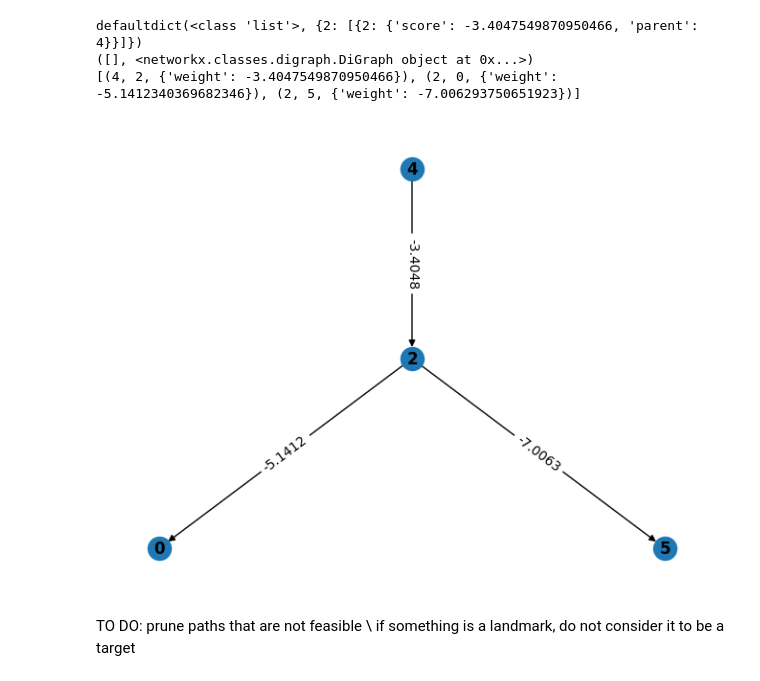
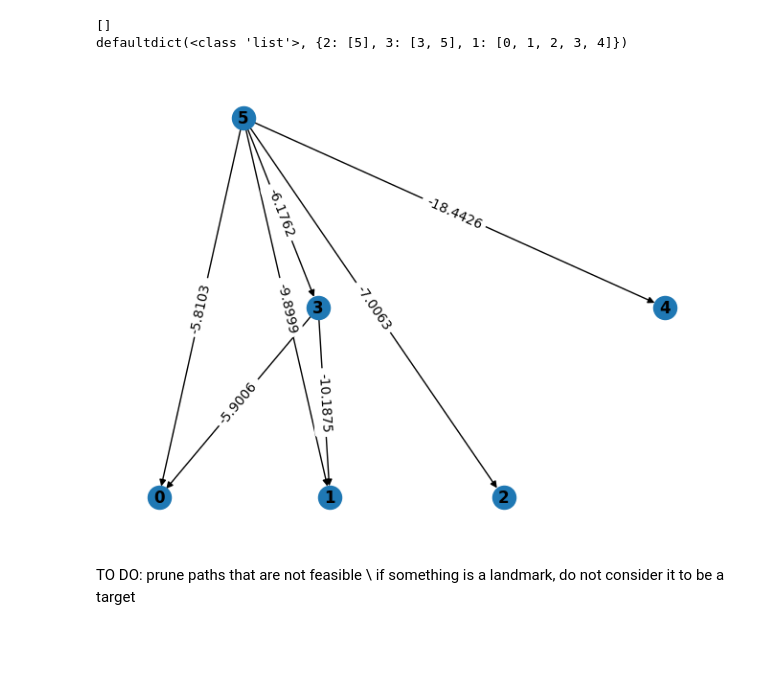
Before and after one commit to mary-martin/spatial-reasoning, a Jupyter notebook: relations/relational_inference.ipynb, the cells around one changed output. Drawn from its saved outputs; the diff is of its cells as text; code cells hidden in the pictures; blank space fills up the shorter version.

```diff
--- a/relations/relational_inference.ipynb
+++ b/relations/relational_inference.ipynb
@@ -9,3 +9,4 @@ import functools
 data_dir = "/home/mary/Code/spatial-reasoning/custom_clevr/output/scenes/"
 scene_file = "CLEVR_train_000000.json"
 output_dir = "/home/mary/Code/spatial-reasoning/relations/"
+example_expressions = "/home/mary/Code/spatial-reasoning/relations/example_expressions.json"
@@ -52,0 +13,9 @@ mentions = {'objects': obj_mentions, 'relations': rel_mentions}
+# %%
+with open(os.path.join(data_dir, scene_file)) as data:
+    scene_data = json.load(data)
+
+scene_info = Scene_Objects(scene_data)
+entities = scene_info.all_entities
+
+with open(example_expressions) as examples:
+    proc_expressions = json.load(examples)
@@ -53,13 +24,12 @@ mentions = {'objects': obj_mentions, 'relations': rel_mentions}
 # %%
 
 scene_predictor = SpatialPredictor(scene_info)
-print(scene_predictor.relate(mentions))
+scene_predictor.relate(proc_expressions[0]['mentions'])
 scene_predictor.show_candidate_graph()
 # %% [output]
-defaultdict(<class 'list'>, {2: [{2: {'score': -3.4047549870950466, 'parent': 4}}]})
-([], <networkx.classes.digraph.DiGraph object at 0x...>)
-[(4, 2, {'weight': -3.4047549870950466}), (2, 0, {'weight': -5.1412340369682346}), (2, 5, {'weight': -7.006293750651923})]
+[]
+defaultdict(<class 'list'>, {2: [5], 3: [3, 5], 1: [0, 1, 2, 3, 4]})
-[figure, old version]
+[figure, new version]
 # %% [markdown]
 TO DO: prune paths that are not feasible \\
 if something is a landmark, do not consider it to be a target
```
Also changed, not shown: parts of 3 cells of this notebook, 2 other files.
